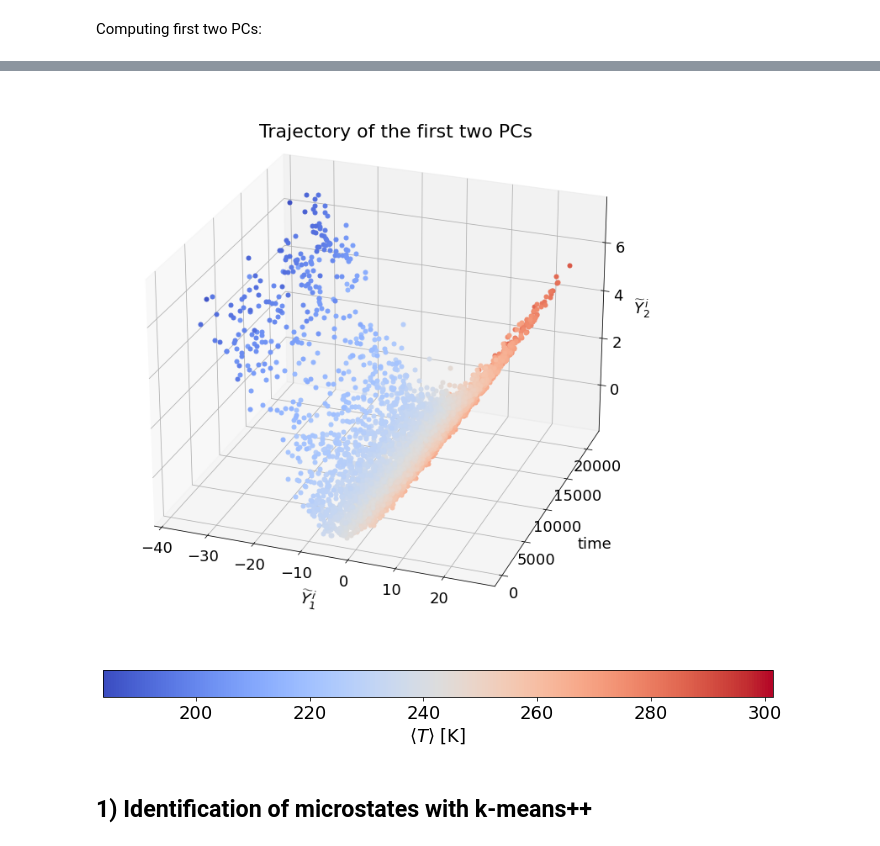
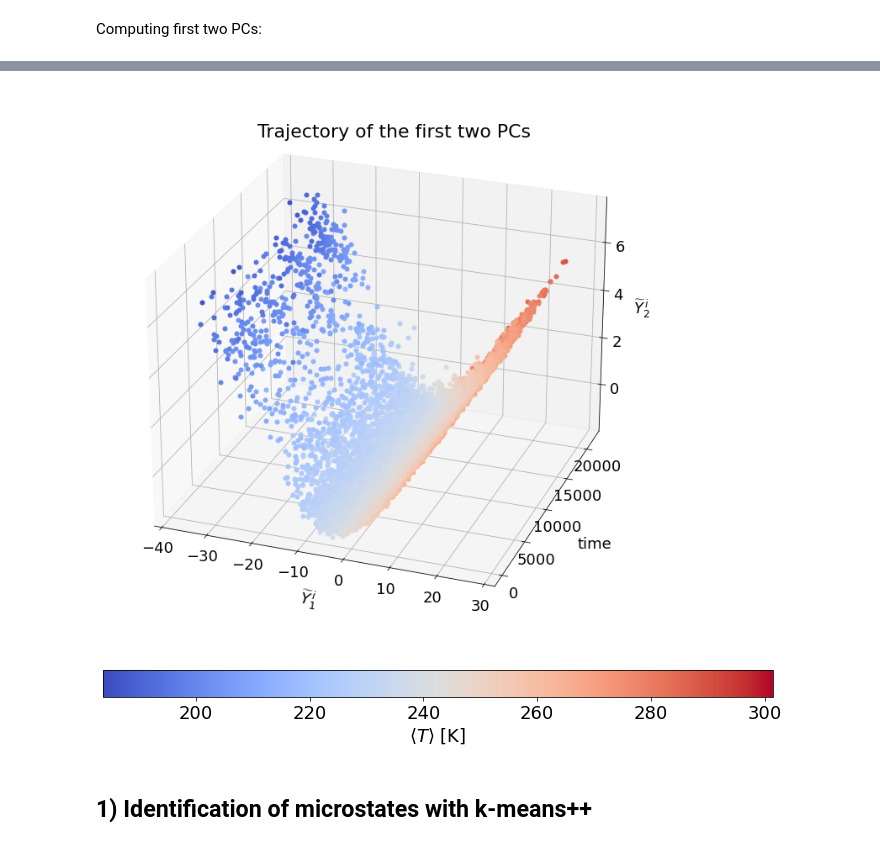
Before and after one commit to vdeltatto/unsupervised-learning, a Jupyter notebook: Fourth_exercise/Fourth_exercise.ipynb, the cells around one changed output, grey strips where cells are left out. Cells and saved outputs as stored; diff of their text form; code cells hidden in the pictures.

```diff
--- a/Fourth_exercise/Fourth_exercise.ipynb
+++ b/Fourth_exercise/Fourth_exercise.ipynb
@@ -131,29 +142,28 @@ plt.show()
 # %%
 plt.figure(figsize=(12,12))
 ax = plt.axes(projection='3d')
-decimated_points = np.linspace(0,N-1,5000,dtype=int)
+decimated_points = np.linspace(0,N-1,10000,dtype=int)
 for i in decimated_points:
     j = np.where((avg_temp_normalized[i]-min_temp) / (max_temp-min_temp) < percentiles)[0][0]
     ax.plot3D(Y[i,0],i,Y[i,1],'.-',color=colors[j],markersize=10)
 ax.set_xlabel("$\widetilde{Y}_1^{\,i}$",labelpad=15)
 ax.set_ylabel("time",labelpad=25)
 ax.set_zlabel("$\widetilde{Y}_2^{\,i}$",labelpad=10)
 ax.grid("on")
 
 ax.view_init(25,-70)
 ax.zaxis.set_rotate_label(False)
 ax.text(-19,0,13.5,"Trajectory of the first two PCs",fontsize=22)
 
 fig, ax2 = plt.subplots(figsize=(12, 1))
 fig.subplots_adjust(bottom=0.5)
 cmap = matplotlib.cm.coolwarm
 norm = matplotlib.colors.Normalize(vmin=min_temp, vmax=max_temp)
 fig.colorbar(matplotlib.cm.ScalarMappable(norm=norm, cmap=cmap),
              cax=ax2, orientation='horizontal', label='$\\langle T\\rangle$ [K]')
-
 plt.show()
 # %% [output]
-[figure, old version]
+[figure, new version]
 [figure]
 # %% [markdown]
 ## 1) Identification of microstates with k-means++
```
Also changed, not shown: parts of 23 cells of this notebook.
